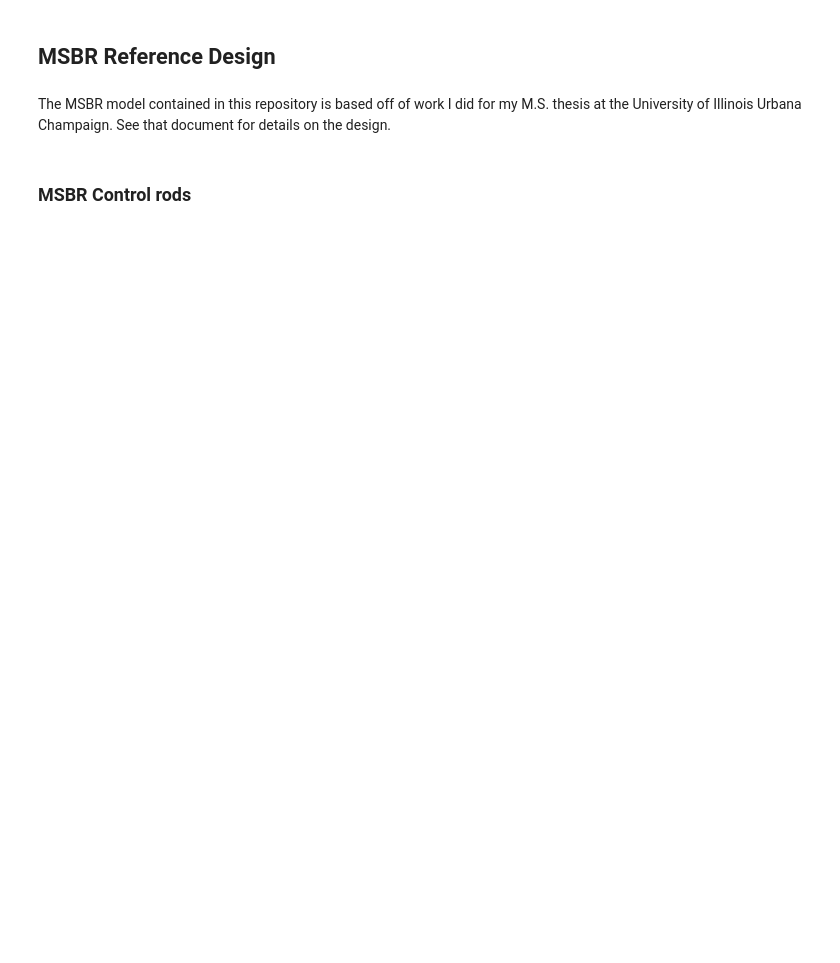
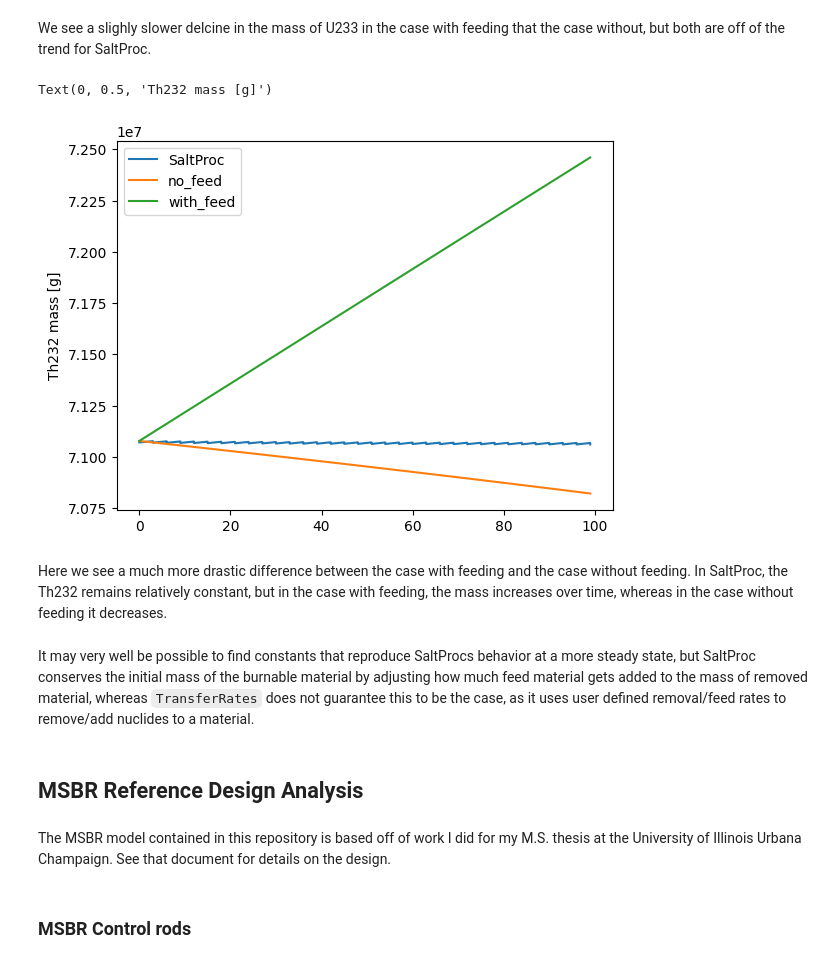
Before and after one commit to yardasol/msbr-transfer-rates, a Jupyter notebook: olek-work-summary.ipynb, the cells around one changed output. Cells and saved outputs as stored; diff of their text form; code cells hidden in the pictures; blank space fills up the shorter version.

```diff
--- a/olek-work-summary.ipynb
+++ b/olek-work-summary.ipynb
@@ -1,5 +68,20 @@
+# %% [markdown]
+We see a slighly slower delcine in the mass of U233 in the case with feeding that the case without, but both are off of the trend for SaltProc.
+# %%
+plt.plot(ref_time, th232_ref, label='SaltProc')
+plt.plot(time, th232_no_feed, label='no_feed')
+plt.plot(time, th232_with_feed, label='with_feed')
+plt.legend()
+plt.ylabel('Th232 mass [g]')
+# %% [output]
+Text(0, 0.5, 'Th232 mass [g]')
+[figure, added]
+# %% [markdown]
+Here we see a much more drastic difference between the case with feeding and the case without feeding. In SaltProc, the Th232 remains relatively constant, but in the case with feeding, the mass increases over time, whereas in the case without feeding it decreases.
+# %% [markdown]
+It may very well be possible to find constants that reproduce SaltProcs behavior at a more steady state, but SaltProc conserves the initial mass of the burnable material by adjusting how much feed material gets added to the mass of removed material, whereas `TransferRates` does not guarantee this to be the case, as it uses user defined removal/feed rates to remove/add nuclides to a material.
 # %% [markdown]
-## MSBR Reference Design
+## MSBR Reference Design Analysis
 # %% [markdown]
 The MSBR model contained in this repository is based off of work I did for my M.S. thesis at the University of Illinois Urbana Champaign. See that document for details on the design.
 # %% [markdown]
```
Also changed, not shown: parts of 18 cells of this notebook, 40 other files.
